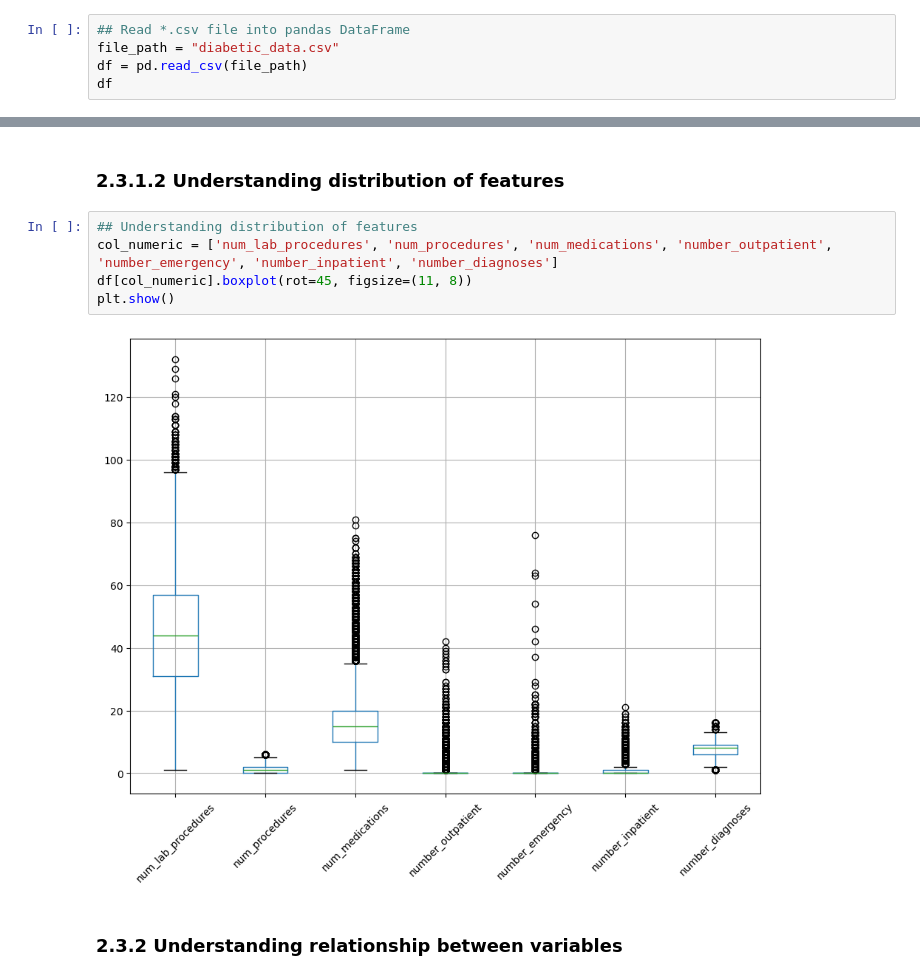
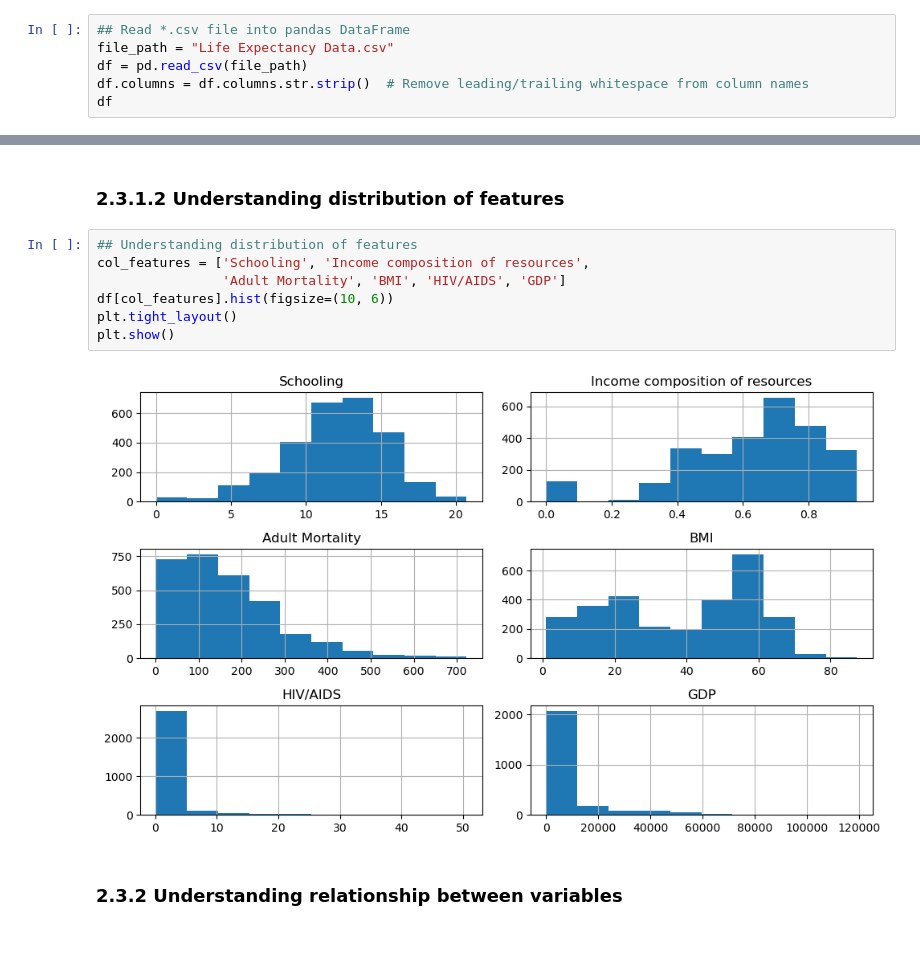
Before and after one commit to saztec/MLDP-C25U02-Apr2026, a Jupyter notebook: Project Dos/MLDP Program Codes Submission Template.ipynb, the cells around one changed output, grey strips where cells are left out. Cells and saved outputs as stored; diff of their text form; blank space fills up the shorter version.

```diff
--- a/Project Dos/MLDP Program Codes Submission Template.ipynb
+++ b/Project Dos/MLDP Program Codes Submission Template.ipynb
@@ -39,7 +39,8 @@ Predict patient's time in the hospital from their hospital admission data. Targe
 ## 2.1 Load dataset
 # %%
 ## Read *.csv file into pandas DataFrame
-file_path = "diabetic_data.csv"
+file_path = "Life Expectancy Data.csv"
 df = pd.read_csv(file_path)
+df.columns = df.columns.str.strip()  # Remove leading/trailing whitespace from column names
 df
 # %% [output]
@@ -139,11 +140,13 @@ plt.show()
 ### 2.3.1.2 Understanding distribution of features
 # %%
 ## Understanding distribution of features
-col_numeric = ['num_lab_procedures', 'num_procedures', 'num_medications', 'number_outpatient', 'number_emergency', 'number_inpatient', 'number_diagnoses']
-df[col_numeric].boxplot(rot=45, figsize=(11, 8))
+col_features = ['Schooling', 'Income composition of resources',
+                'Adult Mortality', 'BMI', 'HIV/AIDS', 'GDP']
+df[col_features].hist(figsize=(10, 6))
+plt.tight_layout()
 plt.show()
 # %% [output]
-[figure, old version]
+[figure, new version]
 # %% [markdown]
 ### 2.3.2 Understanding relationship between variables
 # %%
```
Also changed, not shown: parts of 15 cells of this notebook, 5 other files.
